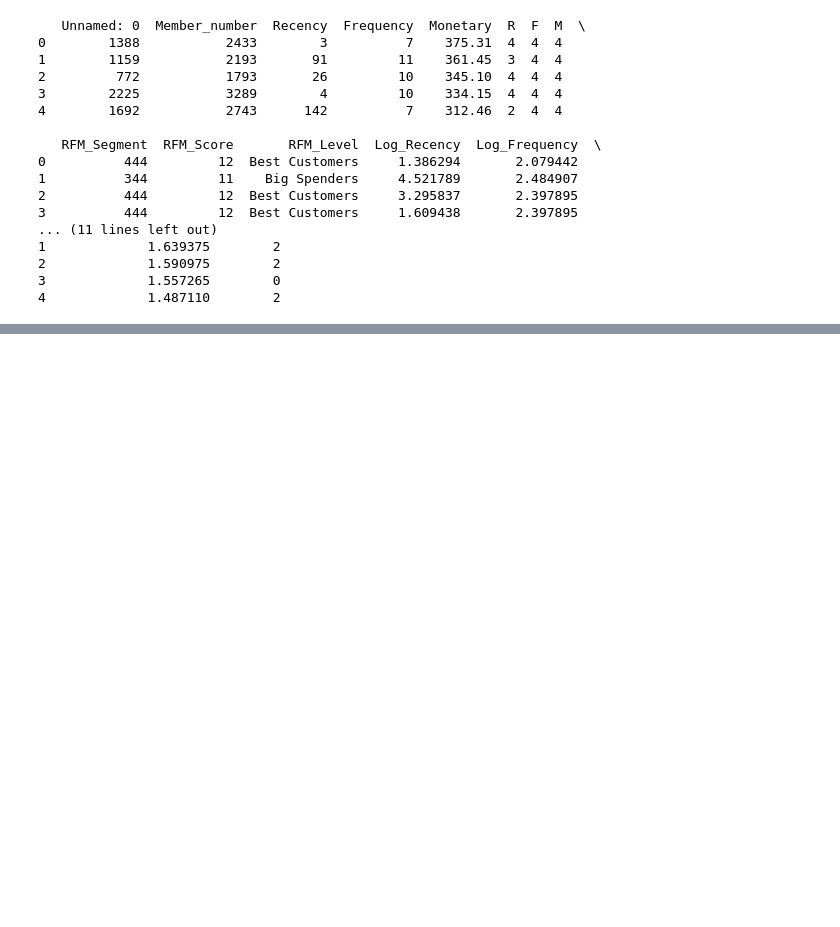
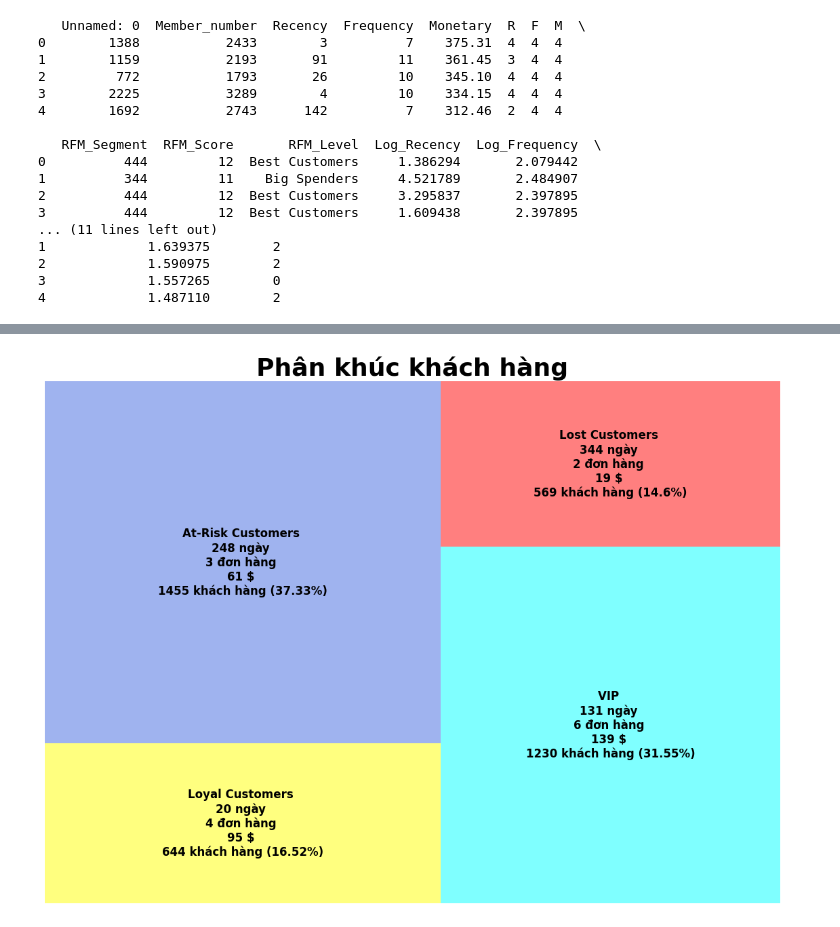
Before and after one commit to minniecao1991/customer_segmentation, a Jupyter notebook: Kmeans_RFM.ipynb, the cells around one changed output, grey strips where cells are left out. Drawn from its saved outputs; the diff is of its cells as text; code cells hidden in the pictures; blank space fills up the shorter version.

```diff
--- a/Kmeans_RFM.ipynb
+++ b/Kmeans_RFM.ipynb
@@ -161,0 +176,17 @@ print(rfm_agg2)
+# %%
+# Tính phần trăm
+rfm_agg2['Percent'] = round((rfm_agg2['Count'] / rfm_agg2.Count.sum()) * 100, 2)
+rfm_agg2 = rfm_agg2.reset_index()
+
+# Tạo ánh xạ từ Cluster sang tên nhóm
+cluster_to_group = {
+    0: 'Loyal Customers', #Mua gần đây, tần suất ổn định, chi tiêu khá cao.
+    1: 'At-Risk Customers', #Lâu không mua, tần suất thấp, chi tiêu không nổi bật.
+    2: 'VIP', #Mua thường xuyên, chi tiêu cao, dù không phải gần đây nhất.
+    3: 'Lost Customers' #Lâu không mua, hiếm khi mua, chi tiêu rất thấp.
+}
+
+# Tạo cột mới 'Kmeans_RFM'
+rfm_agg2['Kmeans_RFM'] = rfm_agg2['Cluster'].map(cluster_to_group)
+
+print(rfm_agg2)
@@ -188,0 +216,28 @@ Cluster 3 (Màu đỏ): Nhóm khách hàng này có chi tiêu thấp và số ng
+# %%
+fig = plt.gcf()
+ax = fig.add_subplot()
+fig.set_size_inches(14, 10)
+colors_dict2 = {'Loyal Customers':'yellow','At-Risk Customers':'royalblue', 'VIP':'cyan',
+               'Lost Customers':'red'}
+# Vẽ treemap
+squarify.plot(
+    sizes=rfm_agg2['Count'],
+    color=[colors_dict2[group] for group in rfm_agg2['Kmeans_RFM']],  # Lấy màu dựa trên Kmeans_RFM
+    label=['{} \n{:.0f} ngày \n{:.0f} đơn hàng \n{:.0f} $ \n{:.0f} khách hàng ({}%)'.format(
+        rfm_agg2['Kmeans_RFM'][i],  # Sử dụng tên nhóm từ Kmeans_RFM
+        rfm_agg2['RecencyMean'][i],
+        rfm_agg2['FrequencyMean'][i],
+        rfm_agg2['MonetaryMean'][i],
+        rfm_agg2['Count'][i],
+        rfm_agg2['Percent'][i]
+    ) for i in range(len(rfm_agg2))],
+    text_kwargs={'fontsize': 12, 'weight': 'bold', 'fontname': "sans serif"},
+    alpha=0.5
+)
+
+# Tiêu đề và hiển thị
+plt.title("Phân khúc khách hàng", fontsize=26, fontweight="bold")
+plt.axis('off')
+plt.show()
+# %% [output]
+[figure, added]
```
Also changed, not shown: parts of 19 cells of this notebook, 1 other file.
